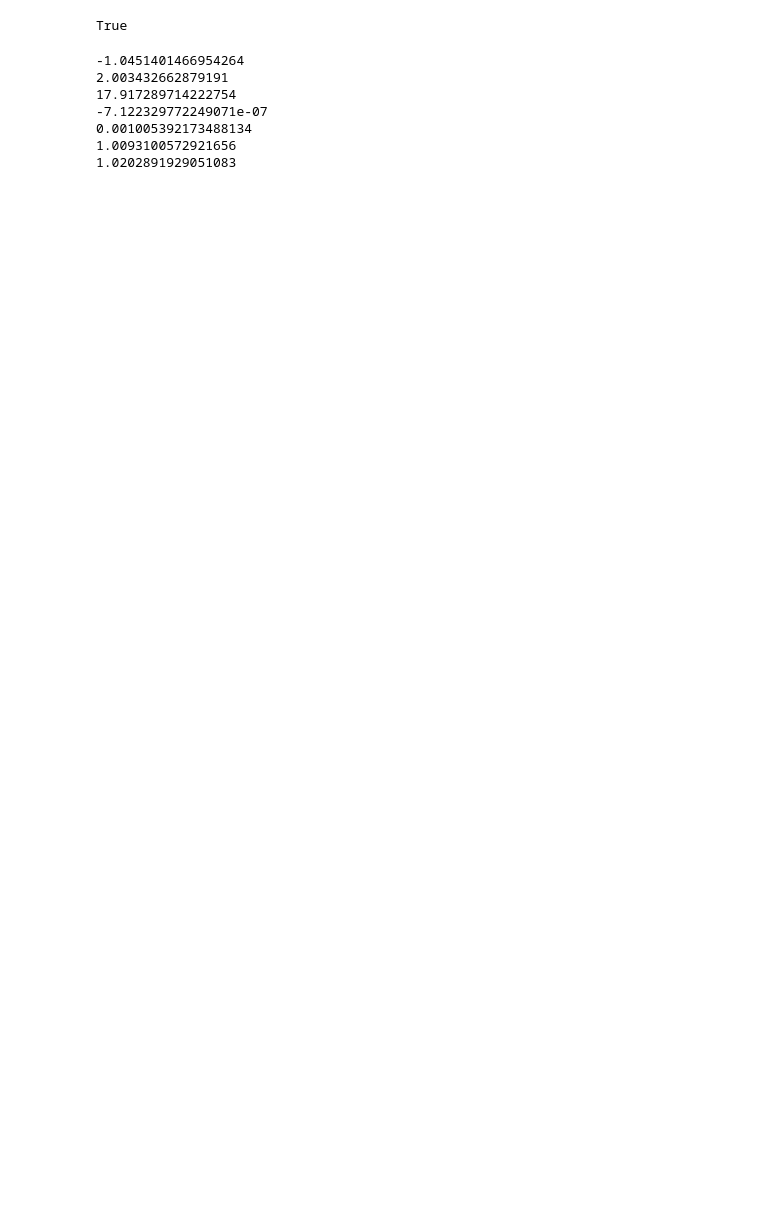
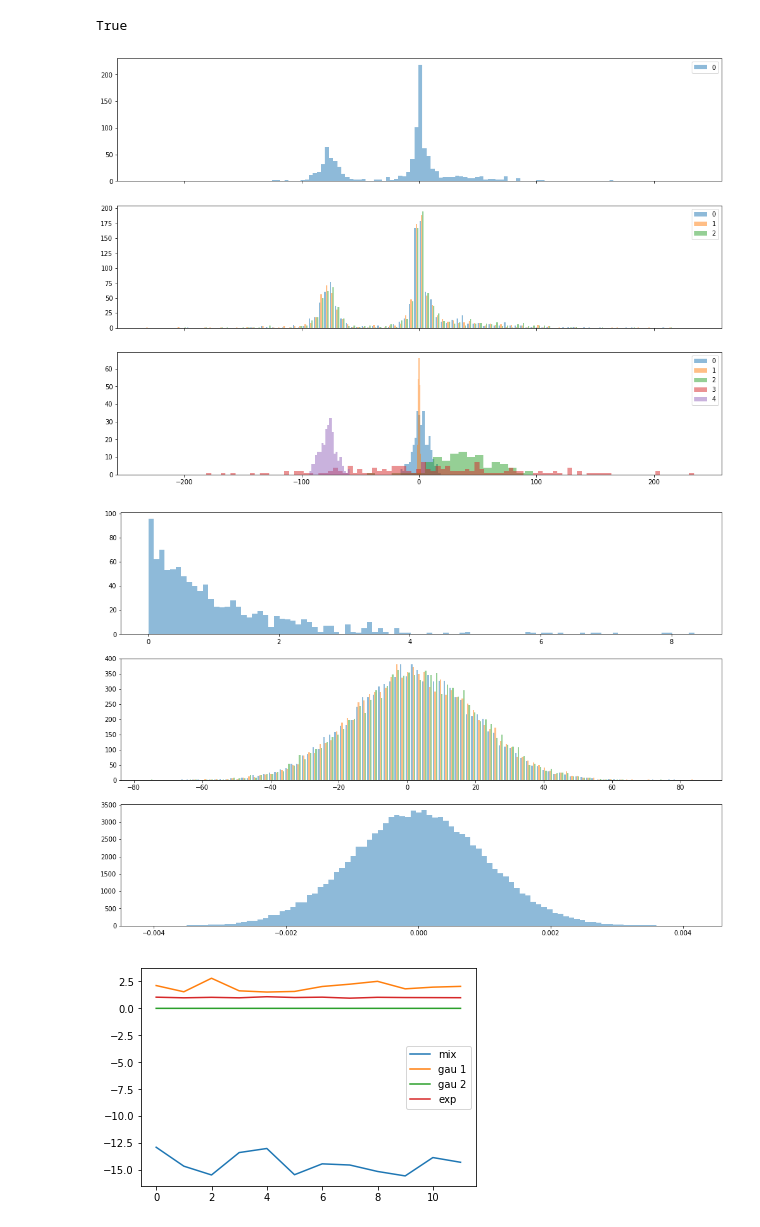
Before and after one commit to chengsoonong/eheye, a Jupyter notebook: QuantEst/sgd_quant_est/test.ipynb, the cells around one changed output. Cells and saved outputs as stored; diff of their text form; code cells hidden in the pictures; blank space fills up the shorter version.

Commit message:
untitled and test done for get_dataset()

```diff
--- a/QuantEst/sgd_quant_est/test.ipynb
+++ b/QuantEst/sgd_quant_est/test.ipynb
@@ -32,21 +38,55 @@ def test_get_settings():
 test_get_settings()
 # %% [output]
 True
-# %%
-def test_get_one_dt():
-    print (np.mean(get_one_dt('mix',   10000)))
-    print (np.mean(get_one_dt('gau 1', 10000)))
-    print (np.std (get_one_dt('gau 1', 10000)))
-    print (np.mean(get_one_dt('gau 2', 10000)))
-    print (np.std (get_one_dt('gau 2', 10000)))
-    print (np.mean(get_one_dt('exp',   10000)))
-    print (np.std (get_one_dt('exp',   10000)))
-test_get_one_dt()
-# %% [output]
--1.0451401466954264
-2.003432662879191
-17.917289714222754
--7.122329772249071e-07
-0.001005392173488134
-1.0093100572921656
-1.0202891929051083
+# %%
+def test_get_one_dt():
+    print (np.mean(get_one_dt('mix',   10000)))
+    print (np.mean(get_one_dt('gau 1', 10000)))
+    print (np.std (get_one_dt('gau 1', 10000)))
+    print (np.mean(get_one_dt('gau 2', 10000)))
+    print (np.std (get_one_dt('gau 2', 10000)))
+    print (np.mean(get_one_dt('exp',   10000)))
+    print (np.std (get_one_dt('exp',   10000)))
+
+def test_get_dataset():
+    distro = 'mix'
+    datasize = 1000
+
+    data_shuffle = get_dataset(distro, datasize, False)
+    data_gen = get_dataset(distro, datasize, True)
+
+    fig, (ax1, ax2, ax3) = plt.subplots(3,1,sharex=True)
+    fig.set_size_inches(17, 12)
+    num_bins = 100
+    ax1.hist([dt for dt in data_shuffle], num_bins, alpha = 0.5, label=[str(i) for i in range(20)])
+    ax1.legend()
+    ax2.hist([dt for dt in data_gen[:3]], num_bins, alpha = 0.5, label=[str(i) for i in range(20)])
+    ax2.legend()
+    sizes = np.array([0.3, 0.2, 0.1, 0.15, 0.25]) * datasize
+    ax3.hist(np.random.normal(2, 7.0, int(sizes[0])), 20, alpha = 0.5, label='0')
+    ax3.hist(np.random.normal(0, 0.7, int(sizes[1])), 5, alpha = 0.5, label='1')
+    ax3.hist(np.random.normal(36, 26, int(sizes[2])), 20, alpha = 0.5, label='2')
+    ax3.hist(np.random.normal(5, 77, int(sizes[3])), 100, alpha = 0.5, label='3')
+    ax3.hist(np.random.normal(-77, 7, int(sizes[4])), 20, alpha = 0.5, label='4')
+    ax3.legend()
+    plt.show()
+
+    fig, (ax1, ax2, ax3) = plt.subplots(3,1)
+    fig.set_size_inches(17, 12)
+    ax1.hist(get_dataset('exp',   1000, False), num_bins, alpha = 0.5, label='exp')
+    ax2.hist([dt for dt in (get_dataset('gau 1', 10000, True))[:3]], num_bins, alpha = 0.5, label='gau 1')
+    ax3.hist(get_dataset('gau 2', 100000, False), num_bins, alpha = 0.5, label='gau 2')
+    plt.show()
+
+    distros = ['mix', 'gau 1', 'gau 2', 'exp']
+    fig, ax = plt.subplots(1,1)
+    for dis in distros:
+        ax.plot([np.mean(gen) for gen in get_dataset(dis, 1000, True)], label=dis)
+        ax.legend()
+    plt.show()
+test_get_dataset()
+# test_get_one_dt()
+# %% [output]
+[figure, added]
+[figure, added]
+[figure, added]
```
Also changed, not shown: parts of 1 cell of this notebook, 1 other file.
